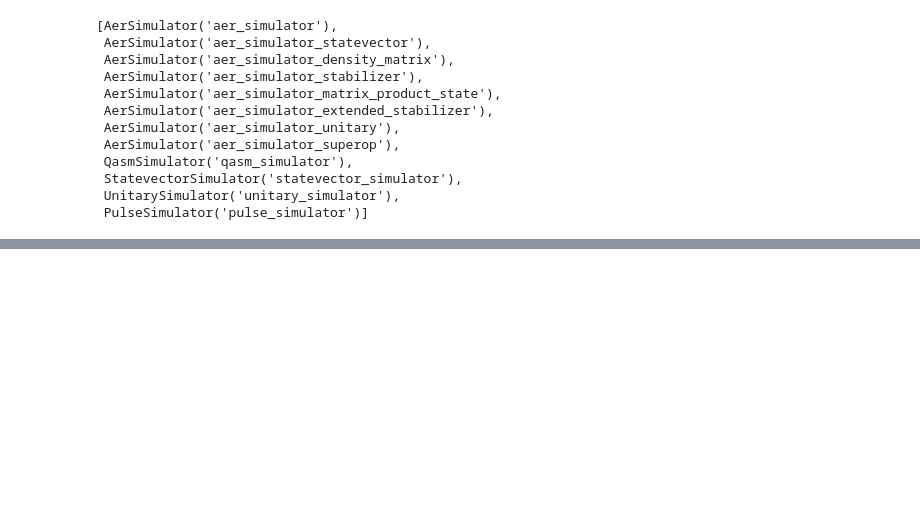
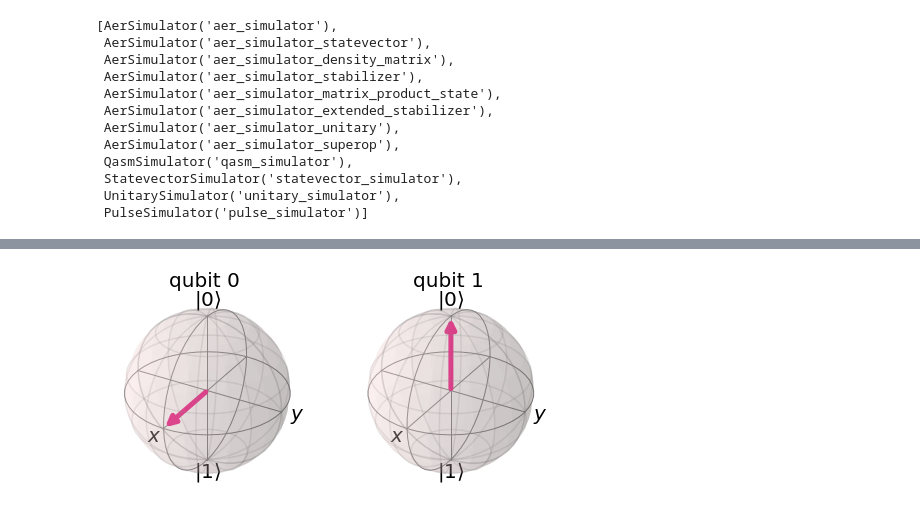
Before and after one commit to vabarbosa/vb-gaebhhcae_Qiskit, a Jupyter notebook: QXO3_PhaseAndBlochSphere.ipynb, the cells around one changed output, grey strips where cells are left out. Saved outputs shown, nothing was run; the diff lists cells and outputs as text; code cells hidden in the pictures; blank space fills up the shorter version.

```diff
--- a/QXO3_PhaseAndBlochSphere.ipynb
+++ b/QXO3_PhaseAndBlochSphere.ipynb
@@ -57,0 +74,5 @@ def lanzar_simuladores(circuito):
+# %%
+#añadimos puerta hadamar y vemos como cambia
+circuito.h(0)
+# %% [output]
+[figure, added]
```
Also changed, not shown: parts of 23 cells of this notebook.
